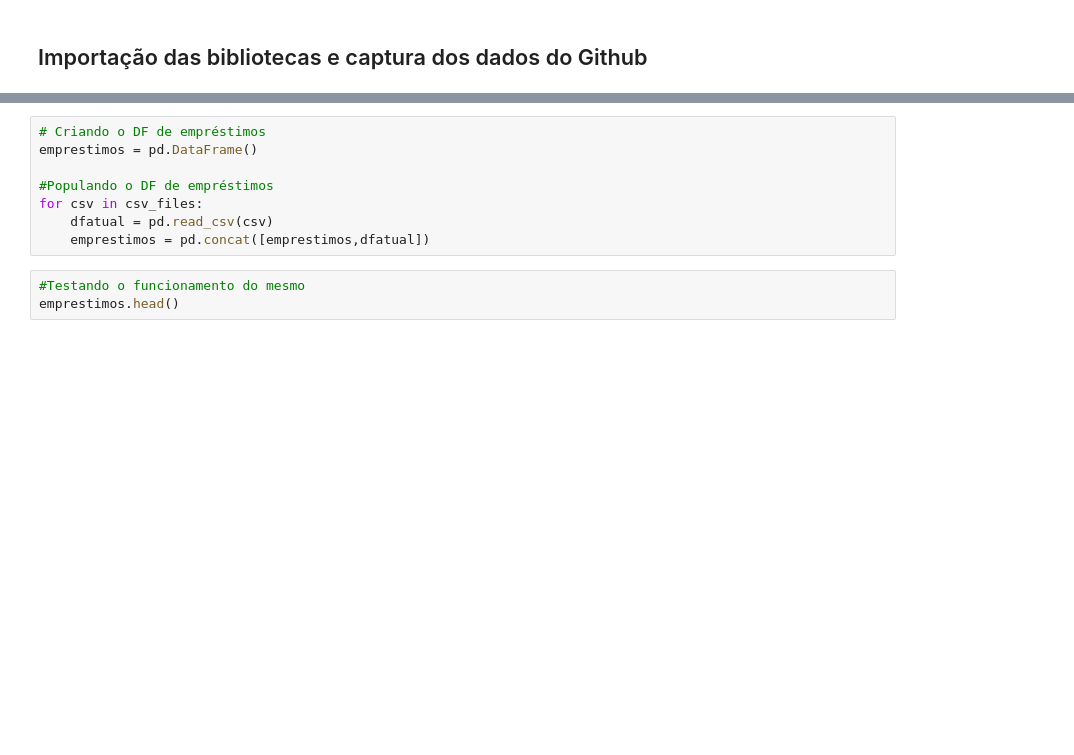
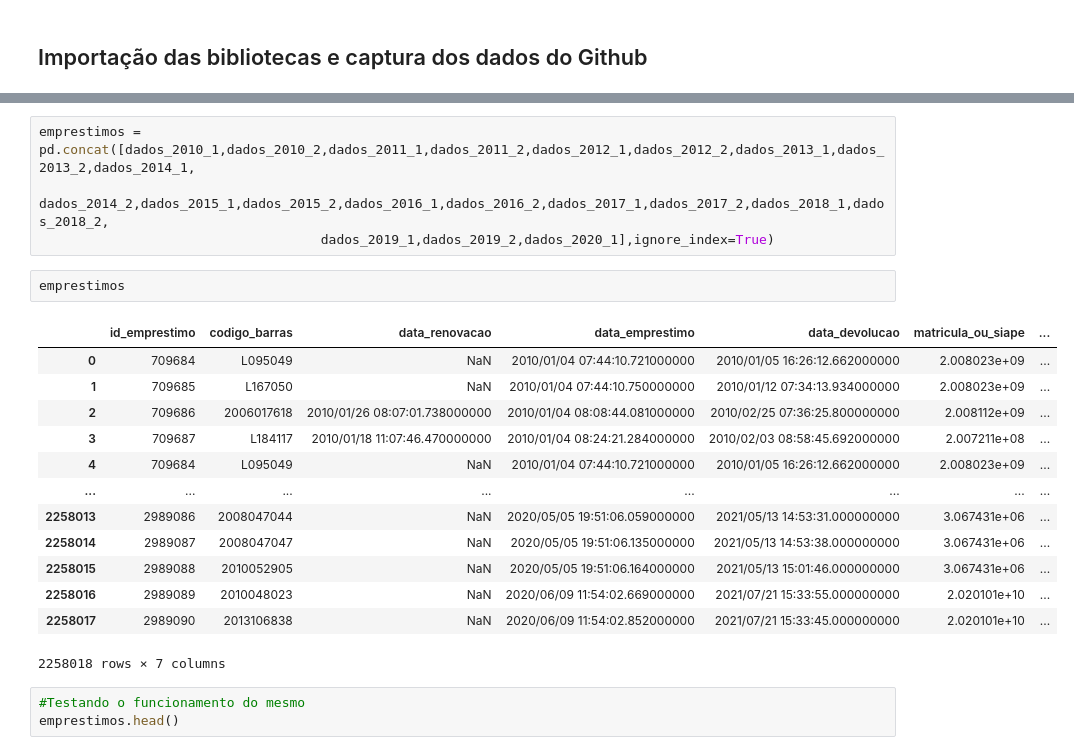
Before and after one commit to joaogui-git/7-days-of-code-Pandas, a Jupyter notebook: 7 Days of code Pandas.ipynb, the cells around one changed output, grey strips where cells are left out. Saved outputs shown, nothing was run; the diff lists cells and outputs as text; blank space fills up the shorter version.

```diff
--- a/7 Days of code Pandas.ipynb
+++ b/7 Days of code Pandas.ipynb
@@ -54,11 +32,23 @@ https://raw.githubusercontent.com/FranciscoFoz/7_Days_of_Code_Alura-Python-Panda
 # %%
-# Criando o DF de empréstimos
-emprestimos = pd.DataFrame()
-
-#Populando o DF de empréstimos
-for csv in csv_files:
-    dfatual = pd.read_csv(csv)
-    emprestimos = pd.concat([emprestimos,dfatual])
+emprestimos = pd.concat([dados_2010_1,dados_2010_2,dados_2011_1,dados_2011_2,dados_2012_1,dados_2012_2,dados_2013_1,dados_2013_2,dados_2014_1,
+                                    dados_2014_2,dados_2015_1,dados_2015_2,dados_2016_1,dados_2016_2,dados_2017_1,dados_2017_2,dados_2018_1,dados_2018_2,
+                                    dados_2019_1,dados_2019_2,dados_2020_1],ignore_index=True)
+# %%
+emprestimos
+# %% [output]
+|  | id_emprestimo | codigo_barras | data_renovacao | data_emprestimo | data_devolucao | matricula_ou_siape | ... |
+| 0 | 709684 | L095049 | NaN | 2010/01/04 07:44:10.721000000 | 2010/01/05 16:26:12.662000000 | 2.008023e+09 | ... |
+| 1 | 709685 | L167050 | NaN | 2010/01/04 07:44:10.750000000 | 2010/01/12 07:34:13.934000000 | 2.008023e+09 | ... |
+| 2 | 709686 | 2006017618 | 2010/01/26 08:07:01.738000000 | 2010/01/04 08:08:44.081000000 | 2010/02/25 07:36:25.800000000 | 2.008112e+09 | ... |
+| 3 | 709687 | L184117 | 2010/01/18 11:07:46.470000000 | 2010/01/04 08:24:21.284000000 | 2010/02/03 08:58:45.692000000 | 2.007211e+08 | ... |
+| 4 | 709684 | L095049 | NaN | 2010/01/04 07:44:10.721000000 | 2010/01/05 16:26:12.662000000 | 2.008023e+09 | ... |
+| ... | ... | ... | ... | ... | ... | ... | ... |
+| 2258013 | 2989086 | 2008047044 | NaN | 2020/05/05 19:51:06.059000000 | 2021/05/13 14:53:31.000000000 | 3.067431e+06 | ... |
+| 2258014 | 2989087 | 2008047047 | NaN | 2020/05/05 19:51:06.135000000 | 2021/05/13 14:53:38.000000000 | 3.067431e+06 | ... |
+| 2258015 | 2989088 | 2010052905 | NaN | 2020/05/05 19:51:06.164000000 | 2021/05/13 15:01:46.000000000 | 3.067431e+06 | ... |
+| 2258016 | 2989089 | 2010048023 | NaN | 2020/06/09 11:54:02.669000000 | 2021/07/21 15:33:55.000000000 | 2.020101e+10 | ... |
+| 2258017 | 2989090 | 2013106838 | NaN | 2020/06/09 11:54:02.852000000 | 2021/07/21 15:33:45.000000000 | 2.020101e+10 | ... |
+2258018 rows × 7 columns
 # %%
 #Testando o funcionamento do mesmo
 emprestimos.head()
```
Also changed, not shown: parts of 22 cells of this notebook.
